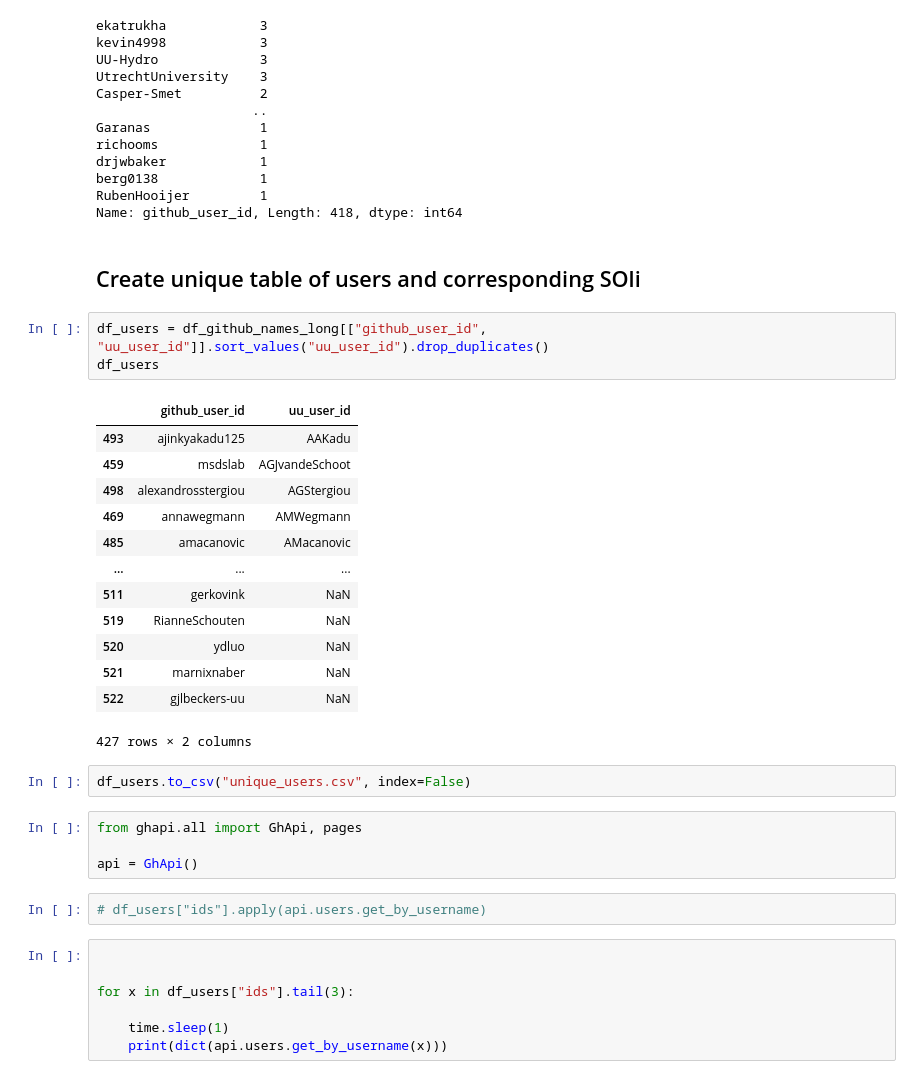
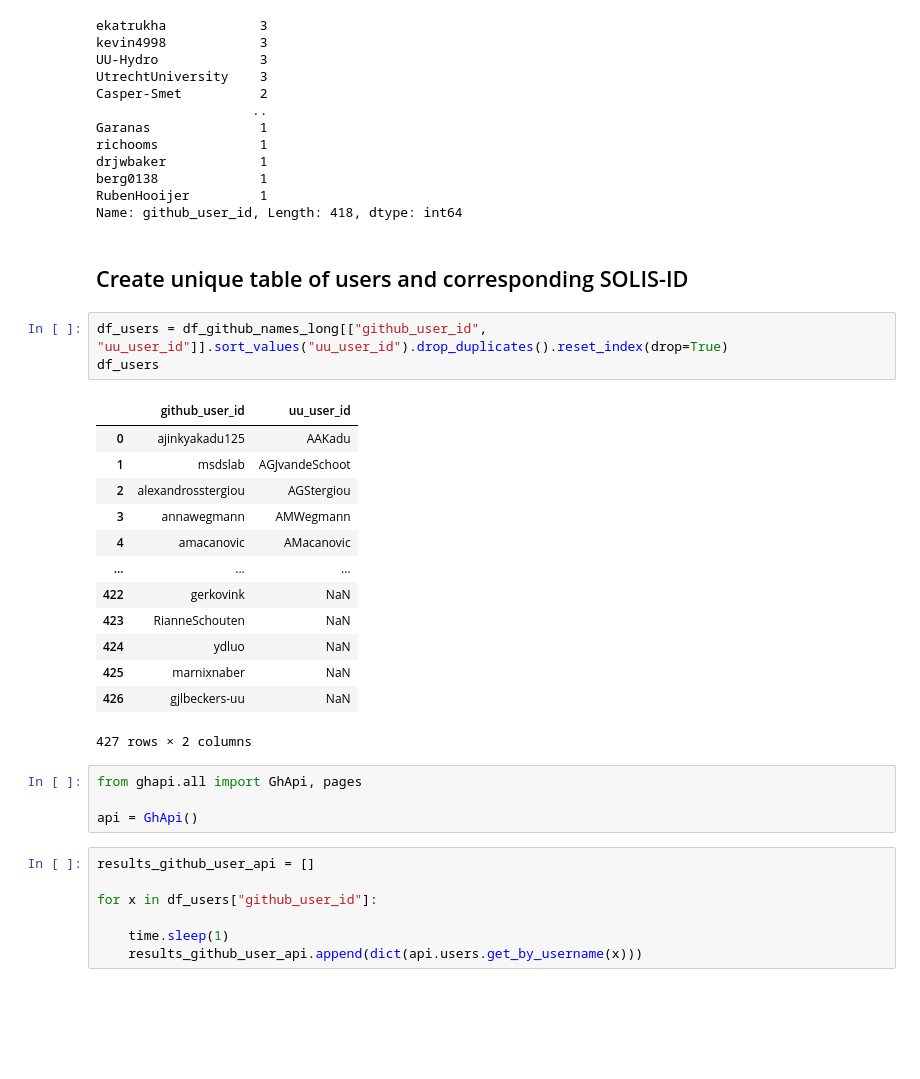
Before and after one commit to UtrechtUniversity/SWORDS-UU, a Jupyter notebook: repository_collection/merge_github_user_profiles.ipynb, the cells around one changed output. Drawn from its saved outputs; the diff is of its cells as text; blank space fills up the shorter version.

```diff
--- a/repository_collection/merge_github_user_profiles.ipynb
+++ b/repository_collection/merge_github_user_profiles.ipynb
@@ -62,37 +62,33 @@ drjwbaker            1
 berg0138             1
 RubenHooijer         1
 Name: github_user_id, Length: 418, dtype: int64
-# %% [markdown]
-## Create unique table of users and corresponding SOli
+# %% [markdown]
+## Create unique table of users and corresponding SOLIS-ID
 # %%
-df_users = df_github_names_long[["github_user_id", "uu_user_id"]].sort_values("uu_user_id").drop_duplicates()
+df_users = df_github_names_long[["github_user_id", "uu_user_id"]].sort_values("uu_user_id").drop_duplicates().reset_index(drop=True)
 df_users
 # %% [output]
 |  | github_user_id | uu_user_id |
-| 493 | ajinkyakadu125 | AAKadu |
-| 459 | msdslab | AGJvandeSchoot |
-| 498 | alexandrosstergiou | AGStergiou |
-| 469 | annawegmann | AMWegmann |
-| 485 | amacanovic | AMacanovic |
+| 0 | ajinkyakadu125 | AAKadu |
+| 1 | msdslab | AGJvandeSchoot |
+| 2 | alexandrosstergiou | AGStergiou |
+| 3 | annawegmann | AMWegmann |
+| 4 | amacanovic | AMacanovic |
 | ... | ... | ... |
-| 511 | gerkovink | NaN |
-| 519 | RianneSchouten | NaN |
-| 520 | ydluo | NaN |
-| 521 | marnixnaber | NaN |
-| 522 | gjlbeckers-uu | NaN |
+| 422 | gerkovink | NaN |
+| 423 | RianneSchouten | NaN |
+| 424 | ydluo | NaN |
+| 425 | marnixnaber | NaN |
+| 426 | gjlbeckers-uu | NaN |
 427 rows × 2 columns
-# %%
-df_users.to_csv("unique_users.csv", index=False)
 # %%
 from ghapi.all import GhApi, pages
 
 api = GhApi()
-# %%
-# df_users["ids"].apply(api.users.get_by_username)
 # %%
+results_github_user_api = []
 
-
-for x in df_users["ids"].tail(3):
+for x in df_users["github_user_id"]:
 
     time.sleep(1)
-    print(dict(api.users.get_by_username(x)))
+    results_github_user_api.append(dict(api.users.get_by_username(x)))
```
Also changed, not shown: parts of 2 cells of this notebook.
